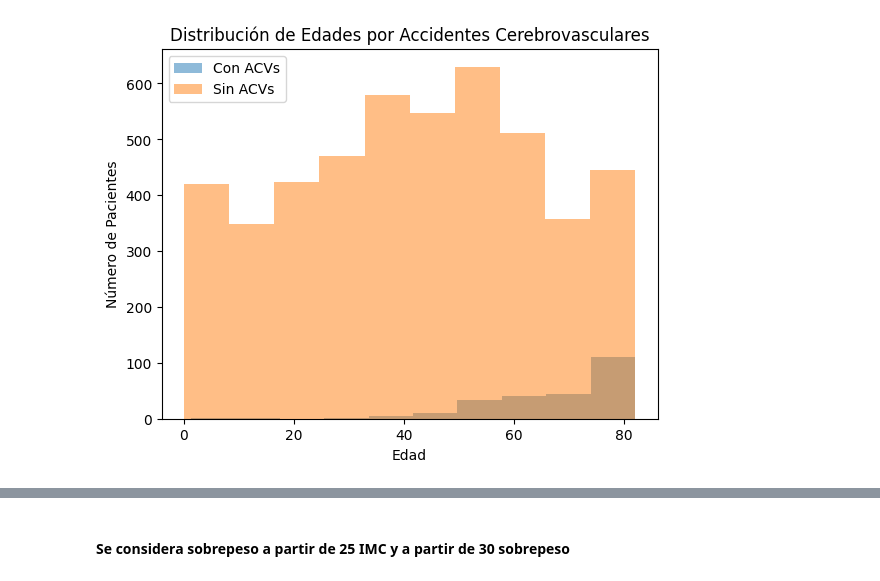
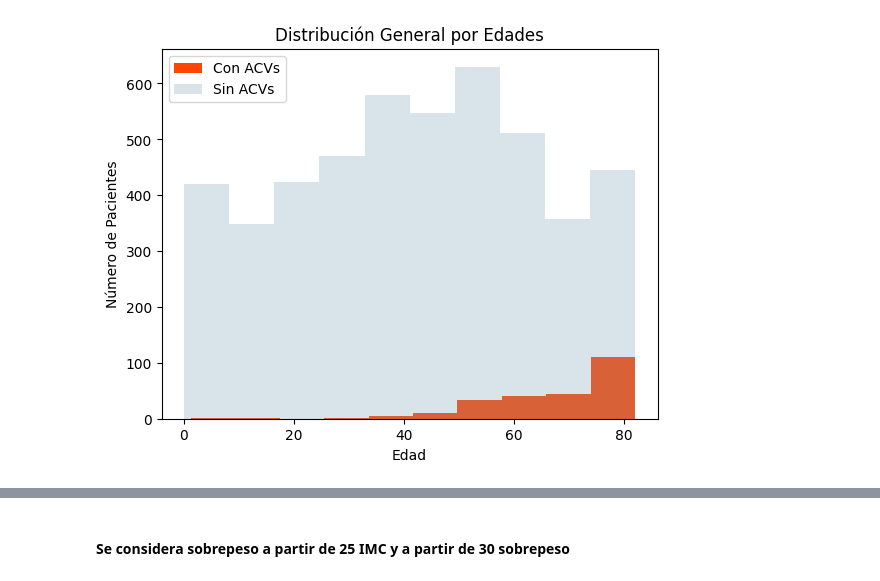
Before and after one commit to gadeso/EDA_BrainStroke, a Jupyter notebook: EDA/visualizaciones.ipynb, the cells around one changed output, grey strips where cells are left out. Saved outputs shown, nothing was run; the diff lists cells and outputs as text; code cells hidden in the pictures.

```diff
--- a/EDA/visualizaciones.ipynb
+++ b/EDA/visualizaciones.ipynb
@@ -6,5 +7,15 @@ import numpy as np
+# %%
+naranja = '#FF4500'
+amarillo = '#FFA500'
+verde = '#6B8E23'
+azul = '#84A5BA'
 # %%
 df_brainstroke = pd.read_csv("./data/brain_stroke.csv")
+# %%
+# Covertir los strings en números para poder contarlos
+labelencoder = LabelEncoder()
+for column in df_brainstroke.select_dtypes(include=['object']).columns:
+    df_brainstroke[column] = labelencoder.fit_transform(df_brainstroke[column])
 # %%
 # Primero busco los pacientes que han sufrido de ACVs y los que no
 stroke = df_brainstroke[df_brainstroke['stroke'] == 1]
@@ -28,10 +60,11 @@ plt.show()
 # %%
-plt.hist(stroke['age'], alpha=0.5, label='Con ACVs')
-plt.hist(no_stroke['age'], alpha=0.5, label='Sin ACVs')
+# Distribución por edad de los pacientes del Dataset
+plt.hist(stroke['age'], color=naranja, label='Con ACVs')
+plt.hist(no_stroke['age'], alpha=0.3, label='Sin ACVs', color=azul)
 plt.xlabel('Edad')
 plt.ylabel('Número de Pacientes')
 plt.legend(loc='upper left')
-plt.title('Distribución de Edades por Accidentes Cerebrovasculares')
+plt.title('Distribución General por Edades')
 plt.show()
 # %% [output]
-[figure, old version]
+[figure, new version]
```
Also changed, not shown: parts of 23 cells of this notebook, 14 other files.
